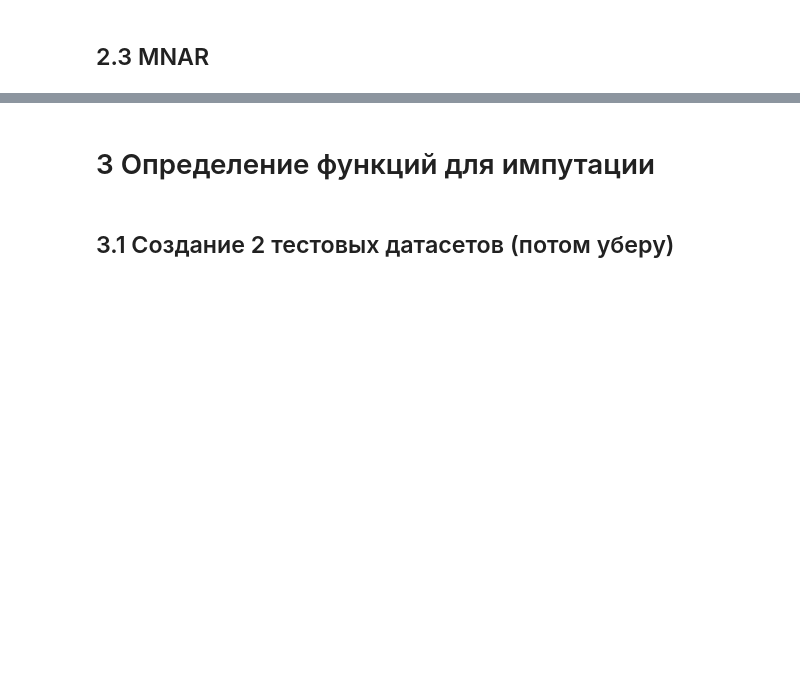
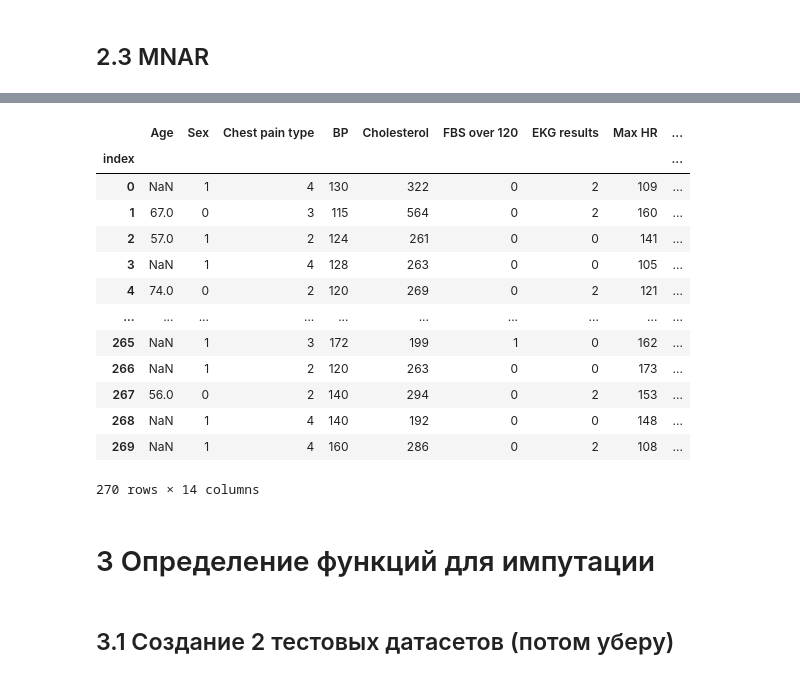
Before and after one commit to ngumbk/grad_missing_imputation, a Jupyter notebook: Research Notebooks/Data_reseach.ipynb, the cells around one changed output, grey strips where cells are left out. Drawn from its saved outputs; the diff is of its cells as text; code cells hidden in the pictures; blank space fills up the shorter version.

```diff
--- a/Research Notebooks/Data_reseach.ipynb
+++ b/Research Notebooks/Data_reseach.ipynb
@@ -407,0 +443,29 @@ make_mnar(phd_data, area='Chest pain type', ascending=False, miss_parameter=75)
+# %%
+def make_set_of_datasets(dataset, mechanism, name='', miss_parameters=[5, 20, 60]):
+    '''
+    dataset - исходный набор данных в виде pandas dataframe
+    mechanism - механизм пропусков, допускаемых в данном наборе датасетов. Может принимать значение: MCAR, MAR или MNAR
+    name='' - название ключей словаря с набором датасетов
+    miss_parameters=[5, 20, 60] - список параметров пропуска, принимает 3 параметра, означающих примерные доли пропусков в результирующих наборах
+    '''
+    dataset = dataset.copy()
+    c = dataset.shape[1] # количество переменных в датасете
+    df_sets = [] # список словарей
+
+    for i in range(3): # создаем 3 набора датасетов, соответственно заданным параметрам пропусков
+        df_set = {} # словарь для c датасетов
+        keys_set = [f'{name}_{mechanism}{miss_parameters[i]}_{dataset.columns[j]}' for j in range(0, c)] # создаем список ключей для получаемых датафреймов
+        for j in range(c): # создаем c датафреймов с пропусками
+            if mechanism == 'MCAR':
+                df_set[keys_set[j]] = make_mcar(dataset, area=dataset.columns[j], miss_percent=miss_parameters[i])
+            elif mechanism == 'MAR':
+                df_set[keys_set[j]] = make_mar(dataset, area=dataset.columns[j], area_dependent=dataset.columns[(j - 1) % c], miss_parameter=miss_parameters[i])
+            elif mechanism == 'MNAR':
+                df_set[keys_set[j]] = make_mnar(dataset, area=dataset.columns[j], miss_parameter=miss_parameters[i])
+            else:
+                print('Ошибка в названии механизма пропуска')
+                return None
+        df_sets.append(df_set) # добавляем словарь в список
+    return df_sets
+# %%
+test_set = make_set_of_datasets(phd_data, 'MCAR', 'phd_data', miss_parameters=[5, 20, 60])
@@ -408,3 +490,20 @@ make_mnar(phd_data, area='Chest pain type', ascending=False, miss_parameter=75)
+# %%
+test_set[2]['phd_data_MCAR60_Age']
+# %% [output]
+|  | Age | Sex | Chest pain type | BP | Cholesterol | FBS over 120 | EKG results | Max HR | ... |
+| index |  |  |  |  |  |  |  |  | ... |
+| 0 | NaN | 1 | 4 | 130 | 322 | 0 | 2 | 109 | ... |
+| 1 | 67.0 | 0 | 3 | 115 | 564 | 0 | 2 | 160 | ... |
+| 2 | 57.0 | 1 | 2 | 124 | 261 | 0 | 0 | 141 | ... |
+| 3 | NaN | 1 | 4 | 128 | 263 | 0 | 0 | 105 | ... |
+| 4 | 74.0 | 0 | 2 | 120 | 269 | 0 | 2 | 121 | ... |
+| ... | ... | ... | ... | ... | ... | ... | ... | ... | ... |
+| 265 | NaN | 1 | 3 | 172 | 199 | 1 | 0 | 162 | ... |
+| 266 | NaN | 1 | 2 | 120 | 263 | 0 | 0 | 173 | ... |
+| 267 | 56.0 | 0 | 2 | 140 | 294 | 0 | 2 | 153 | ... |
+| 268 | NaN | 1 | 4 | 140 | 192 | 0 | 0 | 148 | ... |
+| 269 | NaN | 1 | 4 | 160 | 286 | 0 | 2 | 108 | ... |
+270 rows × 14 columns
 # %% [markdown]
 # 3 Определение функций для импутации <a class="anchor" id="chapter3"></a>
 # %%
```
Also changed, not shown: parts of 56 cells of this notebook.
